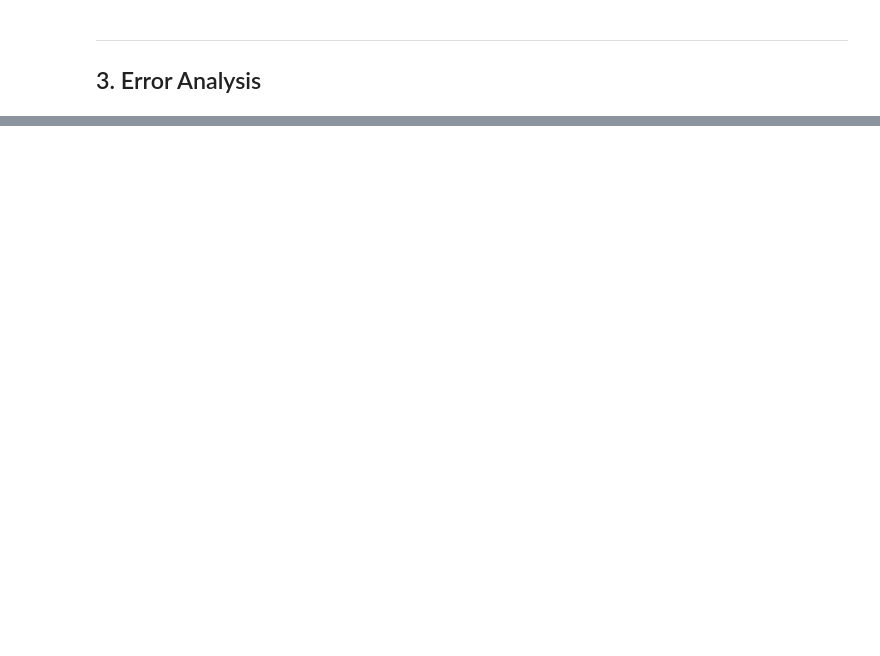
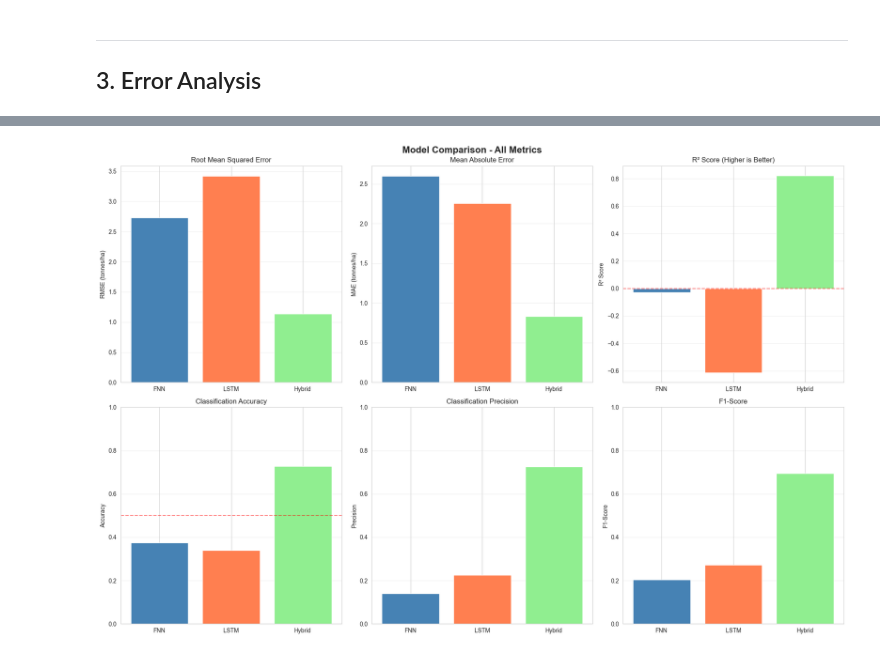
Before and after one commit to David-Ibitokun/Final-Year-Project, a Jupyter notebook: phase4_validation.ipynb, the cells around one changed output, grey strips where cells are left out. Drawn from its saved outputs; the diff is of its cells as text; code cells hidden in the pictures; blank space fills up the shorter version.

```diff
--- a/phase4_validation.ipynb
+++ b/phase4_validation.ipynb
@@ -332,0 +1097,53 @@ plt.show()
+# %%
+# Visualize model comparison
+fig, axes = plt.subplots(2, 3, figsize=(18, 12))
+fig.suptitle('Model Comparison - All Metrics', fontsize=16, fontweight='bold')
+
+models = comparison_df['Model']
+colors = ['steelblue', 'coral', 'lightgreen']
+
+# RMSE comparison
+axes[0,0].bar(models, comparison_df['RMSE'], color=colors)
+axes[0,0].set_ylabel('RMSE (tonnes/ha)')
+axes[0,0].set_title('Root Mean Squared Error')
+axes[0,0].grid(True, alpha=0.3, axis='y')
+
+# MAE comparison
+axes[0,1].bar(models, comparison_df['MAE'], color=colors)
+axes[0,1].set_ylabel('MAE (tonnes/ha)')
+axes[0,1].set_title('Mean Absolute Error')
+axes[0,1].grid(True, alpha=0.3, axis='y')
+
+# R² comparison
+axes[0,2].bar(models, comparison_df['R²'], color=colors)
+axes[0,2].set_ylabel('R² Score')
+axes[0,2].set_title('R² Score (Higher is Better)')
+axes[0,2].axhline(y=0, color='red', linestyle='--', alpha=0.5)
+axes[0,2].grid(True, alpha=0.3, axis='y')
+
+# Accuracy comparison
+axes[1,0].bar(models, comparison_df['Accuracy'], color=colors)
+axes[1,0].set_ylabel('Accuracy')
+axes[1,0].set_title('Classification Accuracy')
+axes[1,0].set_ylim(0, 1)
+axes[1,0].axhline(y=0.5, color='red', linestyle='--', alpha=0.5, label='50% baseline')
+axes[1,0].grid(True, alpha=0.3, axis='y')
+
+# Precision comparison
+axes[1,1].bar(models, comparison_df['Precision'], color=colors)
+axes[1,1].set_ylabel('Precision')
+axes[1,1].set_title('Classification Precision')
+axes[1,1].set_ylim(0, 1)
+axes[1,1].grid(True, alpha=0.3, axis='y')
+
+# F1-Score comparison
+axes[1,2].bar(models, comparison_df['F1-Score'], color=colors)
+axes[1,2].set_ylabel('F1-Score')
+axes[1,2].set_title('F1-Score')
+axes[1,2].set_ylim(0, 1)
+axes[1,2].grid(True, alpha=0.3, axis='y')
+
+plt.tight_layout()
+plt.show()
+# %% [output]
+[figure, added]
```
Also changed, not shown: parts of 43 cells of this notebook, 14 other files.
